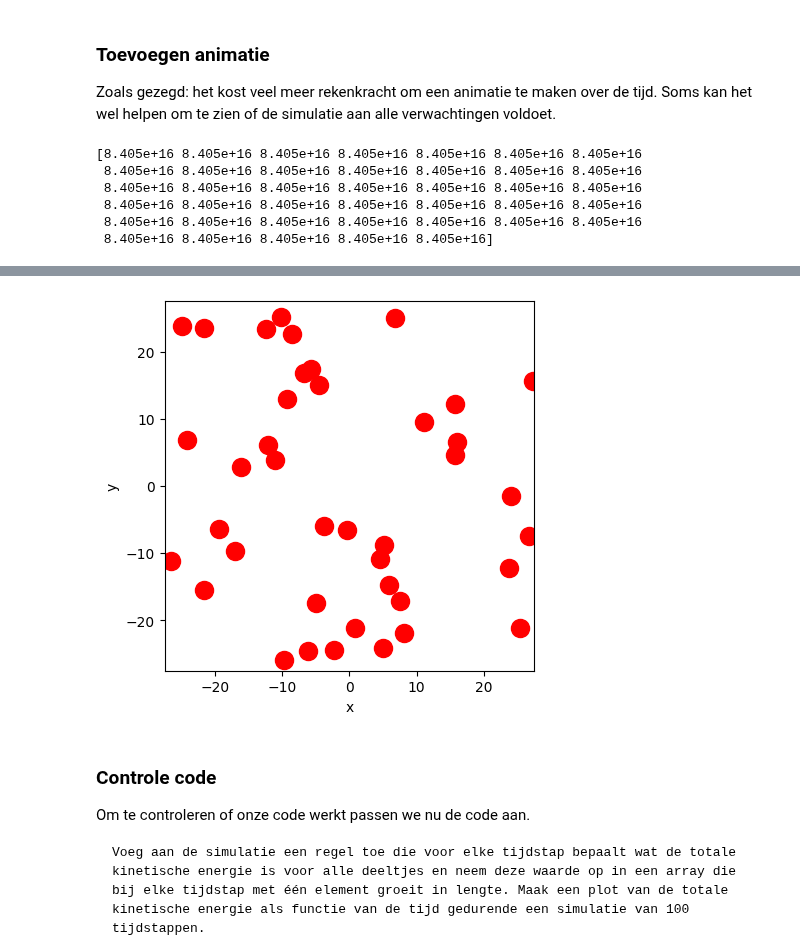
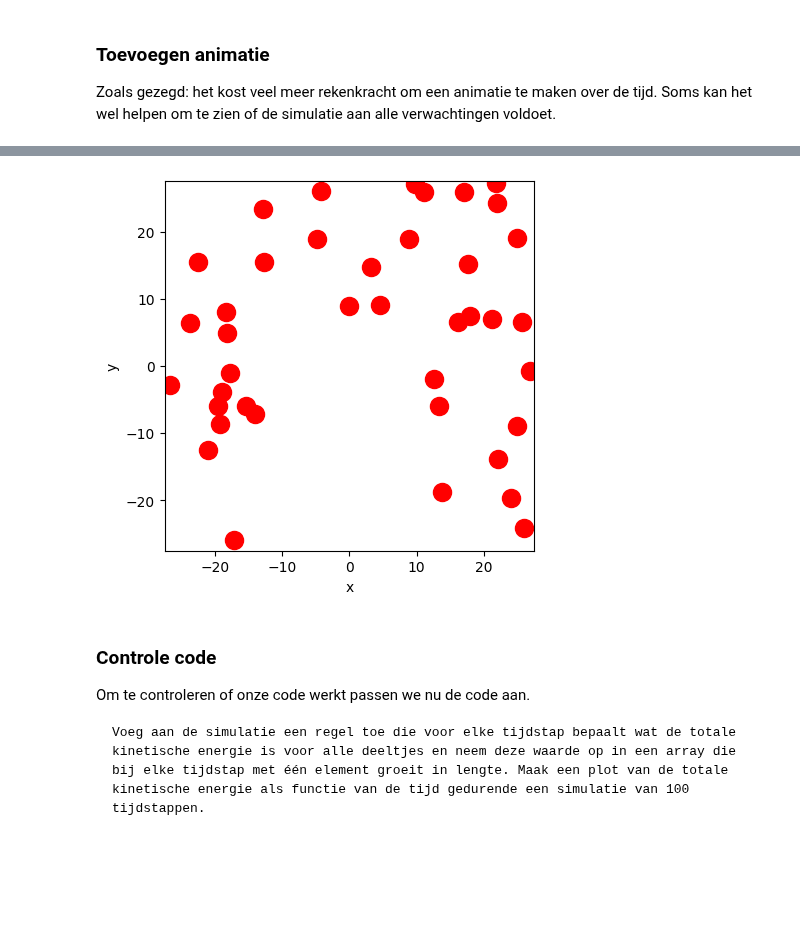
Before and after one commit to arenmeghdadi/314159265358979323846264338, a Jupyter notebook: Content/PySim/3_recap.ipynb, the cells around one changed output, grey strips where cells are left out. Drawn from its saved outputs; the diff is of its cells as text; code cells hidden in the pictures; blank space fills up the shorter version.

```diff
--- a/Content/PySim/3_recap.ipynb
+++ b/Content/PySim/3_recap.ipynb
@@ -255,40 +255,32 @@ Zoals gezegd: het kost veel meer rekenkracht om een animatie te maken over de ti
 # %%
 from matplotlib.animation import FuncAnimation
 from IPython.display import HTML
 
 fig, ax = plt.subplots()
 ax.set_xlabel('x')
 ax.set_ylabel('y')
 ax.set_xlim(-BOX_SIZE_0/2, BOX_SIZE_0/2)
 ax.set_ylim(-BOX_SIZE_0/2, BOX_SIZE_0/2)
 ax.set_aspect('equal')
 dot, = ax.plot([], [], 'ro', ms=13);
 
 
 def init():
     dot.set_data([], [])
     return dot,
 
 def update(frame):
     global kinenergy
     take_time_step(particles)
     dot.set_data([p.r[0] for p in particles], [p.r[1] for p in particles])
     return dot,
 
-kinenergy = np.array([p.kin_energy for p in particles])
-print(kinenergy)
 
 ani = FuncAnimation(fig, update, frames=100, init_func=init, blit=True, interval=50)
 HTML(ani.to_jshtml())
 # %% [output]
-[8.405e+16 8.405e+16 8.405e+16 8.405e+16 8.405e+16 8.405e+16 8.405e+16
- 8.405e+16 8.405e+16 8.405e+16 8.405e+16 8.405e+16 8.405e+16 8.405e+16
- 8.405e+16 8.405e+16 8.405e+16 8.405e+16 8.405e+16 8.405e+16 8.405e+16
- 8.405e+16 8.405e+16 8.405e+16 8.405e+16 8.405e+16 8.405e+16 8.405e+16
- 8.405e+16 8.405e+16 8.405e+16 8.405e+16 8.405e+16 8.405e+16 8.405e+16
- 8.405e+16 8.405e+16 8.405e+16 8.405e+16 8.405e+16]
 [interactive output not drawn]
-[figure, old version]
+[figure, new version]
 # %% [markdown]
 ### Controle code
 
```
Also changed, not shown: parts of 7 cells of this notebook.
